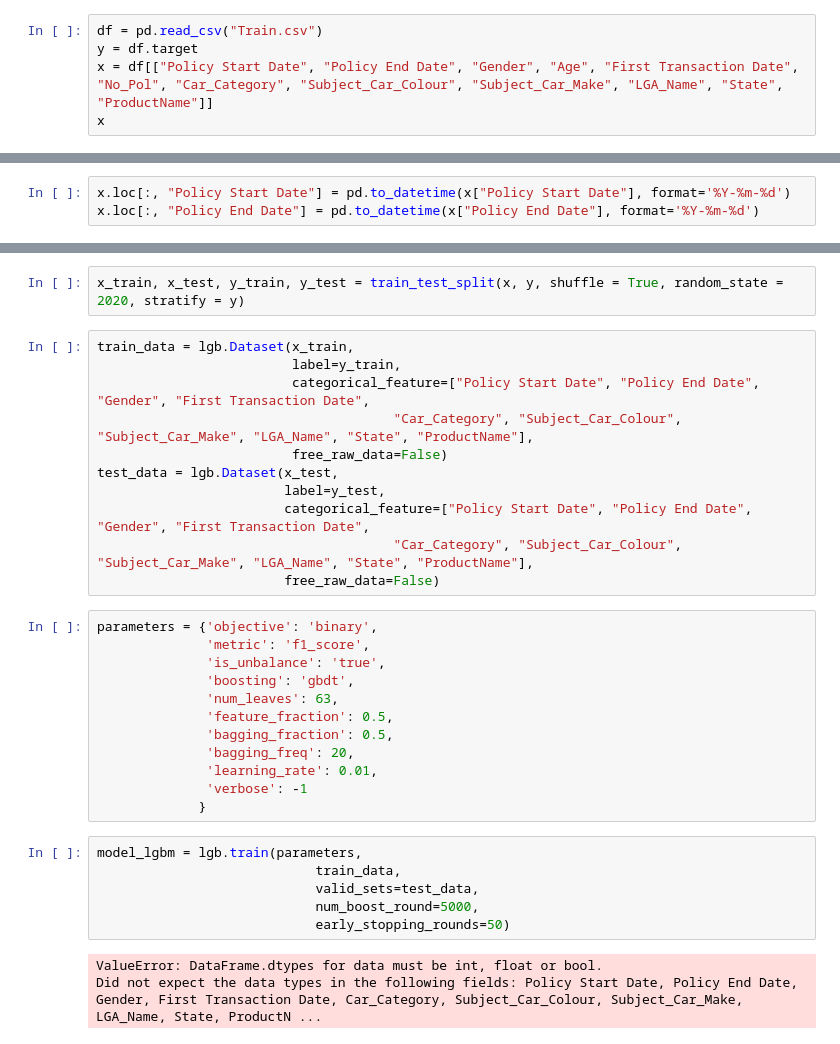
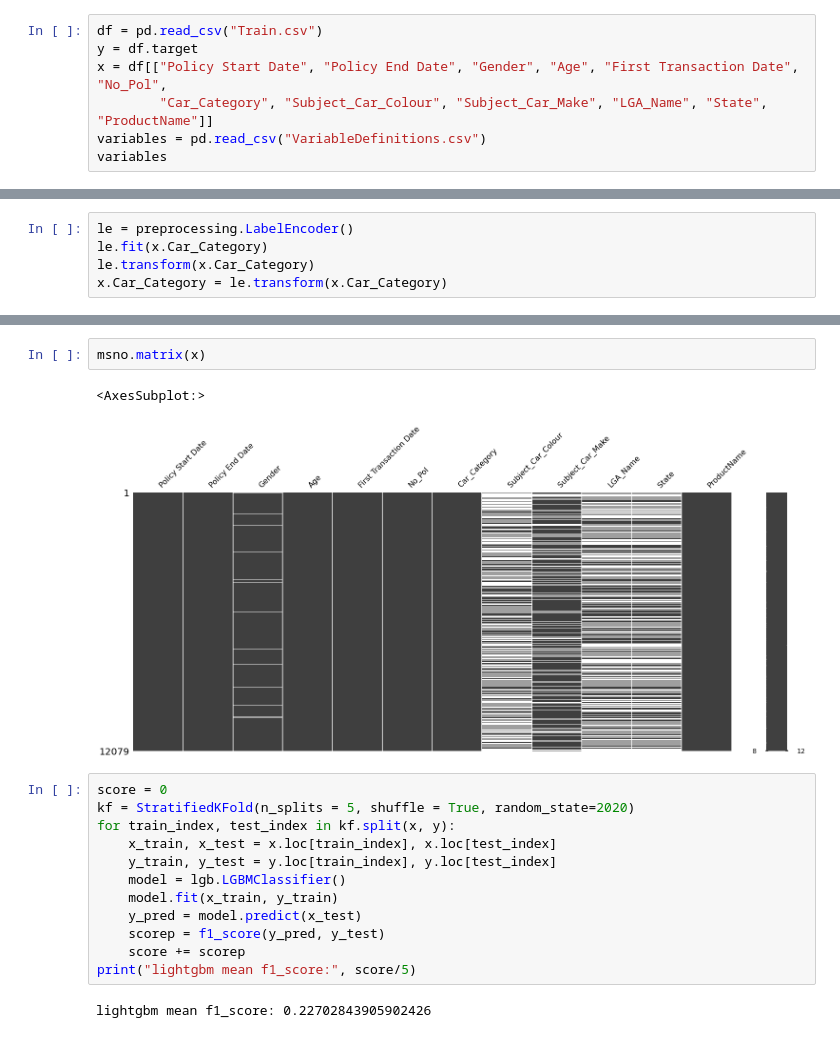
Before and after one commit to zakariaCHOUKRI/ml-cs-2022, a Jupyter notebook: code.ipynb, the cells around one changed output, grey strips where cells are left out. Cells and saved outputs as stored; diff of their text form.

```diff
--- a/code.ipynb
+++ b/code.ipynb
@@ -10,6 +19,8 @@ import matplotlib.pylab as plt
 # %%
 df = pd.read_csv("Train.csv")
 y = df.target
-x = df[["Policy Start Date", "Policy End Date", "Gender", "Age", "First Transaction Date", "No_Pol", "Car_Category", "Subject_Car_Colour", "Subject_Car_Make", "LGA_Name", "State", "ProductName"]]
-x
+x = df[["Policy Start Date", "Policy End Date", "Gender", "Age", "First Transaction Date", "No_Pol",
+        "Car_Category", "Subject_Car_Colour", "Subject_Car_Make", "LGA_Name", "State", "ProductName"]]
+variables = pd.read_csv("VariableDefinitions.csv")
+variables
 # %% [output]
@@ -37,3 +40,0 @@ x.Car_Category.isnull().sum(axis = 0)
-# %%
-x.loc[:, "Policy Start Date"] = pd.to_datetime(x["Policy Start Date"], format='%Y-%m-%d')
-x.loc[:, "Policy End Date"] = pd.to_datetime(x["Policy End Date"], format='%Y-%m-%d')
@@ -65,0 +54,5 @@ date = pd.to_datetime(x["Policy Start Date"], format = "%Y-%m-%d")
+# %%
+le = preprocessing.LabelEncoder()
+le.fit(x.Car_Category)
+le.transform(x.Car_Category)
+x.Car_Category = le.transform(x.Car_Category)
@@ -92,34 +82,19 @@ memory usage: 1.1+ MB
-# %%
-x_train, x_test, y_train, y_test = train_test_split(x, y, shuffle = True, random_state = 2020, stratify = y)
-# %%
-train_data = lgb.Dataset(x_train,
-                         label=y_train,
-                         categorical_feature=["Policy Start Date", "Policy End Date", "Gender", "First Transaction Date",
-                                      "Car_Category", "Subject_Car_Colour", "Subject_Car_Make", "LGA_Name", "State", "ProductName"],
-                         free_raw_data=False)
-test_data = lgb.Dataset(x_test,
-                        label=y_test,
-                        categorical_feature=["Policy Start Date", "Policy End Date", "Gender", "First Transaction Date",
-                                      "Car_Category", "Subject_Car_Colour", "Subject_Car_Make", "LGA_Name", "State", "ProductName"],
-                        free_raw_data=False)
-# %%
-parameters = {'objective': 'binary',
-              'metric': 'f1_score',
-              'is_unbalance': 'true',
-              'boosting': 'gbdt',
-              'num_leaves': 63,
-              'feature_fraction': 0.5,
-              'bagging_fraction': 0.5,
-              'bagging_freq': 20,
-              'learning_rate': 0.01,
-              'verbose': -1
-             }
-# %%
-model_lgbm = lgb.train(parameters,
-                            train_data,
-                            valid_sets=test_data,
-                            num_boost_round=5000,
-                            early_stopping_rounds=50)
-# %% [output]
-ValueError: DataFrame.dtypes for data must be int, float or bool.
-Did not expect the data types in the following fields: Policy Start Date, Policy End Date, Gender, First Transaction Date, Car_Category, Subject_Car_Colour, Subject_Car_Make, LGA_Name, State, ProductN ...
+# %%
+msno.matrix(x)
+# %% [output]
+<AxesSubplot:>
+[figure, added]
+# %%
+score = 0
+kf = StratifiedKFold(n_splits = 5, shuffle = True, random_state=2020)
+for train_index, test_index in kf.split(x, y):
+    x_train, x_test = x.loc[train_index], x.loc[test_index]
+    y_train, y_test = y.loc[train_index], y.loc[test_index]
+    model = lgb.LGBMClassifier()
+    model.fit(x_train, y_train)
+    y_pred = model.predict(x_test)
+    scorep = f1_score(y_pred, y_test)
+    score += scorep
+print("lightgbm mean f1_score:", score/5)
+# %% [output]
+lightgbm mean f1_score: 0.22702843905902426
```
Also changed, not shown: parts of 11 cells of this notebook.
